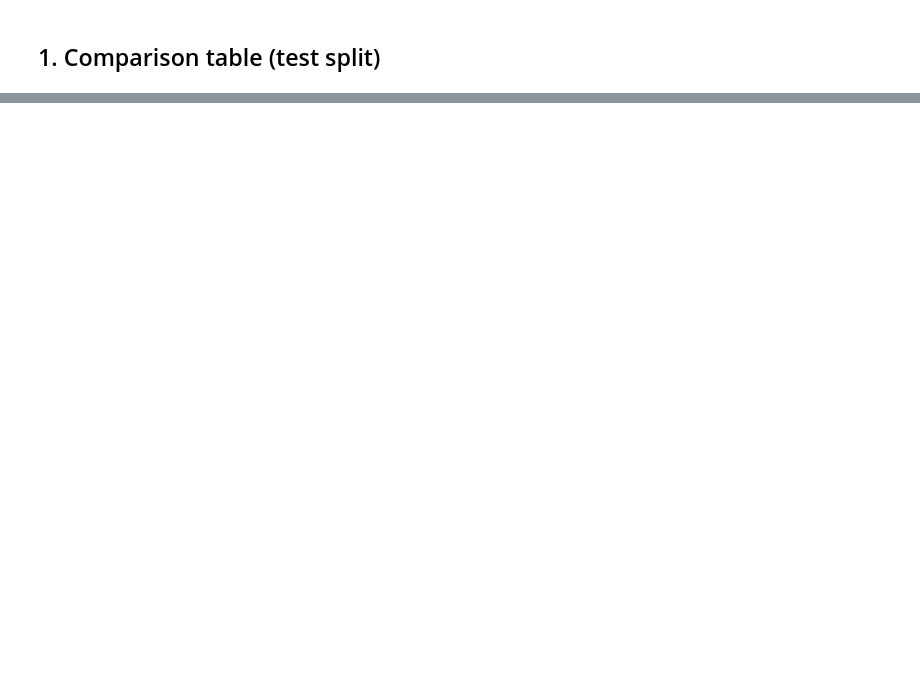
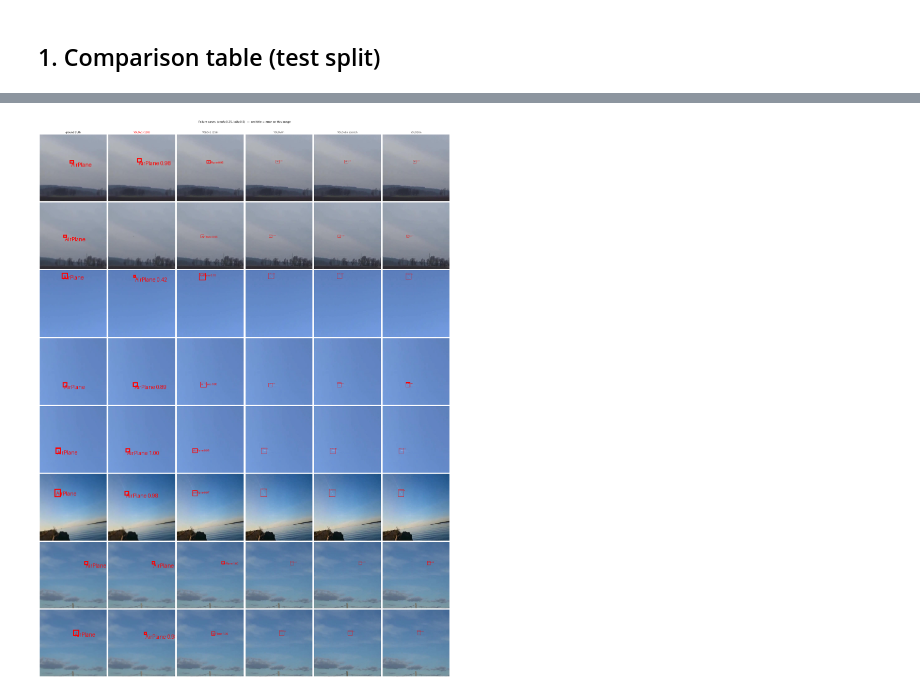
Before and after one commit to rektyyy/Drone-Detection, a Jupyter notebook: notebooks/model_comparison.ipynb, the cells around one changed output, grey strips where cells are left out. Cells and saved outputs as stored; diff of their text form; code cells hidden in the pictures; blank space fills up the shorter version.

```diff
--- a/notebooks/model_comparison.ipynb
+++ b/notebooks/model_comparison.ipynb
@@ -145,0 +195,90 @@ plt.show()
+# %%
+N_FAILURES = 8   # how many failure images to collect
+CONF_THR   = 0.25
+IOU_THR    = 0.50
+
+
+def classify_prediction(pred, gt_boxes, gt_labels, iou_thr, conf_thr):
+    """Return True if any mistake is visible: missed GT or wrong-class match."""
+    keep = pred["scores"] >= conf_thr
+    pb = pred["boxes"][keep]
+    pl = pred["labels"][keep]
+
+    if len(gt_boxes) == 0:
+        return len(pb) > 0   # false positive on background image
+
+    matched_gt = set()
+    for pi in range(len(pb)):
+        if len(gt_boxes):
+            ious = box_iou(pb[pi:pi+1], gt_boxes)[0]
+            best = torch.argmax(ious).item()
+            if ious[best] >= iou_thr and best not in matched_gt:
+                matched_gt.add(best)
+                if int(pl[pi]) != int(gt_labels[best]):
+                    return True  # class confusion
+
+    if len(matched_gt) < len(gt_boxes):
+        return True  # at least one missed detection
+
+    return False
+
+
+failure_idx = []
+for idx in range(len(ref_dataset)):
+    if len(failure_idx) >= N_FAILURES:
+        break
+    sample = ref_dataset[idx]
+    gt_boxes, gt_labels = gt_xyxy_from_targets(sample["targets"], ref_dataset.img_size)
+    if len(gt_boxes) == 0:   # skip pure background images
+        continue
+
+    is_failure = False
+    for lbl, (model, ds) in loaded.items():
+        img = ds[idx]["image"]
+        pred = predict(model, img)
+        # convert GT to this model's pixel space for fair IoU comparison
+        gt_boxes_m, gt_labels_m = gt_xyxy_from_targets(sample["targets"], ds.img_size)
+        if classify_prediction(pred, gt_boxes_m, gt_labels_m, IOU_THR, CONF_THR):
+            is_failure = True
+            break
+
+    if is_failure:
+        failure_idx.append(idx)
+
+print(f"Found {len(failure_idx)} failure images out of {len(ref_dataset)} scanned.")
+
+ncols = 1 + len(loaded)
+fig, axes = plt.subplots(
+    len(failure_idx), ncols,
+    figsize=(4 * ncols, 4 * len(failure_idx)),
+    dpi=100,
+)
+axes = np.atleast_2d(axes)
+
+for r, idx in enumerate(failure_idx):
+    sample = ref_dataset[idx]
+    gt_boxes, gt_labels = gt_xyxy_from_targets(sample["targets"], ref_dataset.img_size)
+    axes[r, 0].imshow(draw_boxes(sample["image"], gt_boxes, gt_labels, CLASS_NAMES))
+    axes[r, 0].set_title("ground truth", fontsize=10) if r == 0 else None
+    axes[r, 0].axis("off")
+
+    for c, (lbl, (model, ds)) in enumerate(loaded.items(), start=1):
+        img = ds[idx]["image"]
+        pred = predict(model, img)
+        gt_boxes_m, gt_labels_m = gt_xyxy_from_targets(sample["targets"], ds.img_size)
+        has_mistake = classify_prediction(pred, gt_boxes_m, gt_labels_m, IOU_THR, CONF_THR)
+        axes[r, c].imshow(
+            draw_boxes(img, pred["boxes"], pred["labels"], CLASS_NAMES, pred["scores"])
+        )
+        # Red title = model made a mistake on this image, grey = correct
+        col = "red" if has_mistake else "#555555"
+        axes[r, c].set_title(lbl, fontsize=10, color=col) if r == 0 else None
+        axes[r, c].axis("off")
+
+plt.suptitle(
+    f"Failure cases  (conf≥{CONF_THR}, IoU≥{IOU_THR})  —  red title = error on this image",
+    fontsize=11, y=1.01,
+)
+plt.tight_layout(pad=0.5)
+plt.show()
+# %% [output]
@@ -146 +286,2 @@ plt.show()
+[figure, added]
 # %% [markdown]
```
Also changed, not shown: parts of 11 cells of this notebook, 5 other files.
